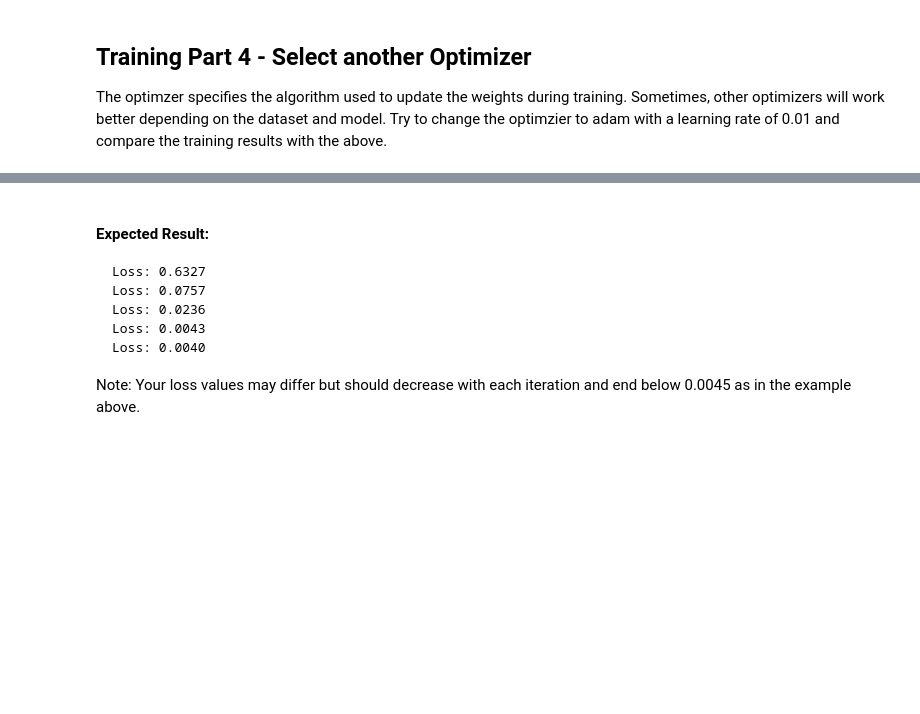
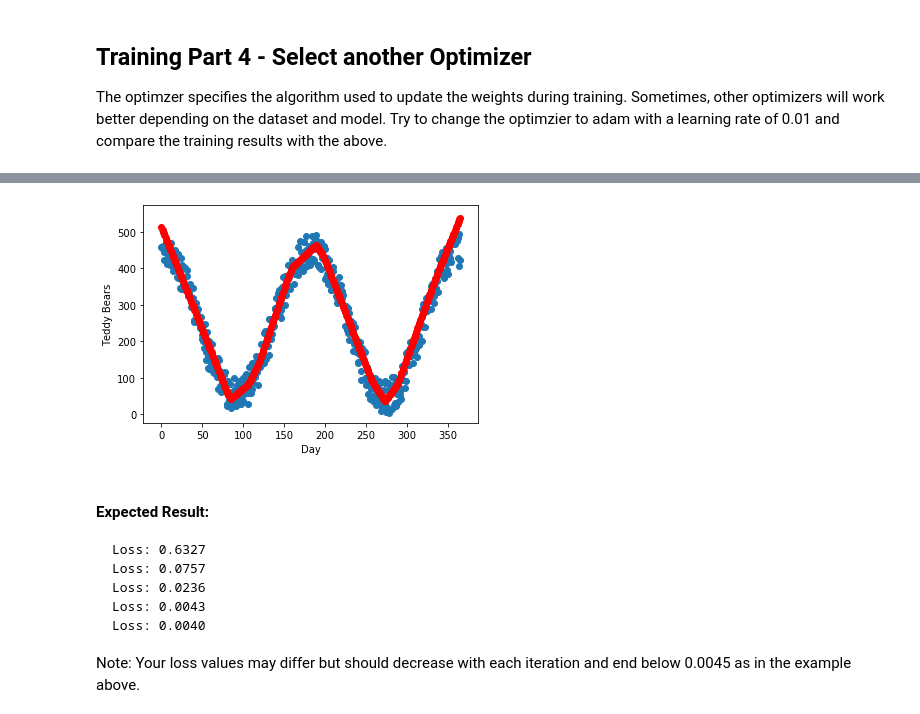
Before and after one commit to LeakyAI/PyTorch-Overview, a Jupyter notebook: Training and Inference 2 - Solution.ipynb, the cells around one changed output, grey strips where cells are left out. Cells and saved outputs as stored; diff of their text form; code cells hidden in the pictures; blank space fills up the shorter version.

```diff
--- a/Training and Inference 2 - Solution.ipynb
+++ b/Training and Inference 2 - Solution.ipynb
@@ -210,7 +210,7 @@ def train(epochs, model, train_loader, val_loader, criterion, optimizer):
             print (f"Training Loss: {totalLoss/len(train_loader.sampler):.4f}")
             print (f"Validation Loss: {vLoss:.4f}")
 
-    return model
+    return
 # %%
 
 # Plot the model's results after training
@@ -245,7 +245,7 @@ Use a relu (F.relu) activation function for the hidden layer.  Do not use an act
 # Build the simple Neural Network by extending the nn.Module class
 
 # Use a variable to define the number of hidden units in the hidden layer
-numHiddenUnits = 100
+numHiddenUnits = 5
 
 class SimpleTeddyBearModel(nn.Module):
 
@@ -261,6 +261,10 @@ class SimpleTeddyBearModel(nn.Module):
 
 # Create an instance of the model and print out a model summary
 net = SimpleTeddyBearModel()
+torch.save(net.load_state_dict(torch.load('modelcheckpoint.pth'))
+
+           STOP HERE
+
 net
 # %% [output]
 SimpleTeddyBearModel(
@@ -285,6 +289,6 @@ criterion = torch.nn.MSELoss()
 optimizer = optim.SGD(net.parameters(), lr=0.01, momentum=0.9, nesterov=True)
 
 # Train network for 500 epochs and display the result
-net = train(500, net, train_loader, val_loader, criterion, optimizer)
+train(500, net, train_loader, val_loader, criterion, optimizer)
 displayResults(net,x,scaleInput,scaleOutput,day,teddyBears)
 # %% [output]
@@ -319,5 +316,6 @@ optimizer = torch.optim.Adam(net.parameters(), lr=0.01)
 criterion = torch.nn.MSELoss()
 
 # Train network and display result
-train(500, net, x, y, criterion, optimizer)
+train(500, net, train_loader, val_loader, criterion, optimizer)
 displayResults(net,x,scaleInput,scaleOutput,day,teddyBears)
+# %% [output]
@@ -324,3 +332,4 @@ displayResults(net,x,scaleInput,scaleOutput,day,teddyBears)
+[figure, added]
 # %% [markdown]
 #### Expected Result:
 <pre>Loss: 0.6327
```
Also changed, not shown: parts of 5 cells of this notebook.
